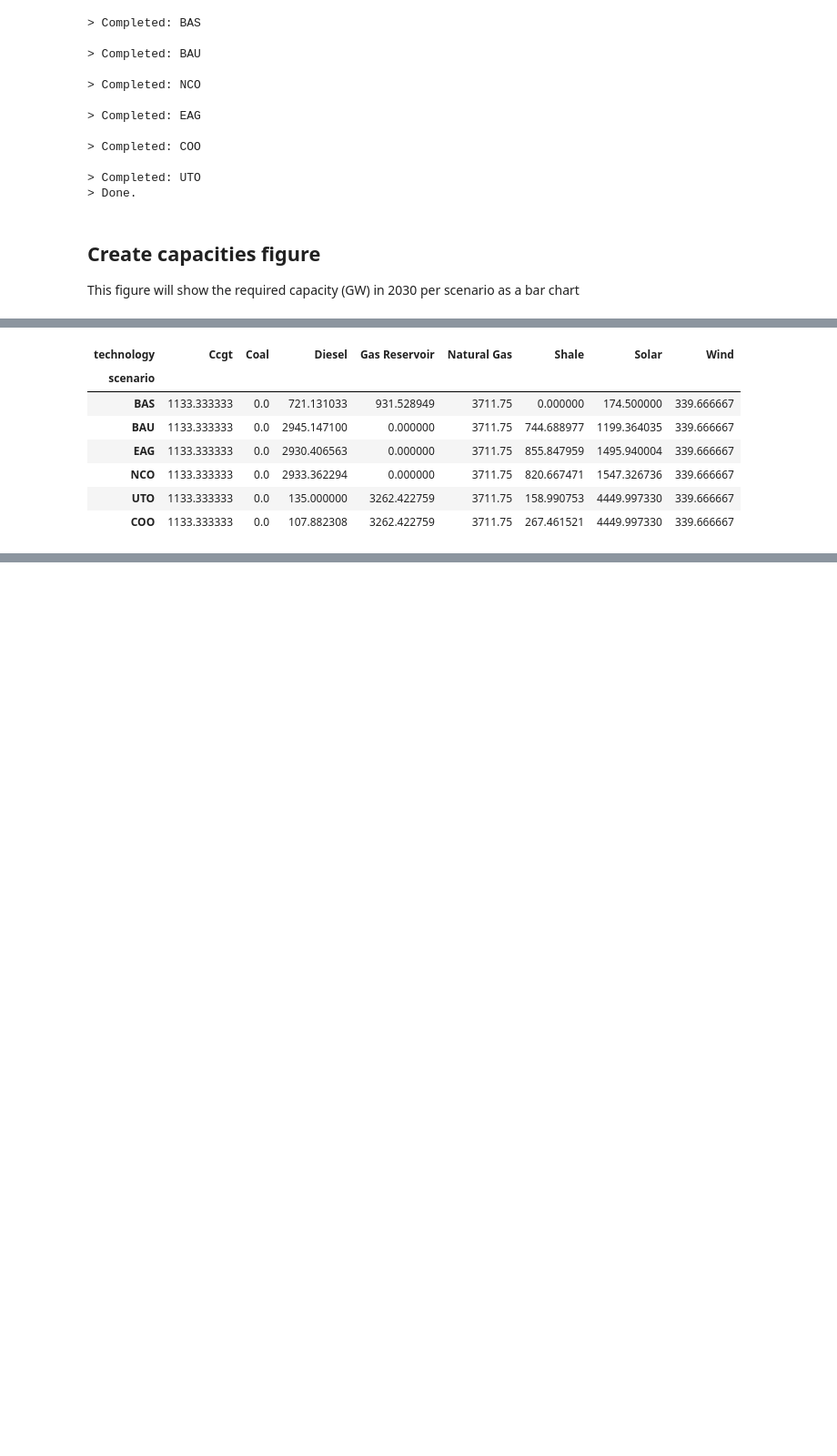
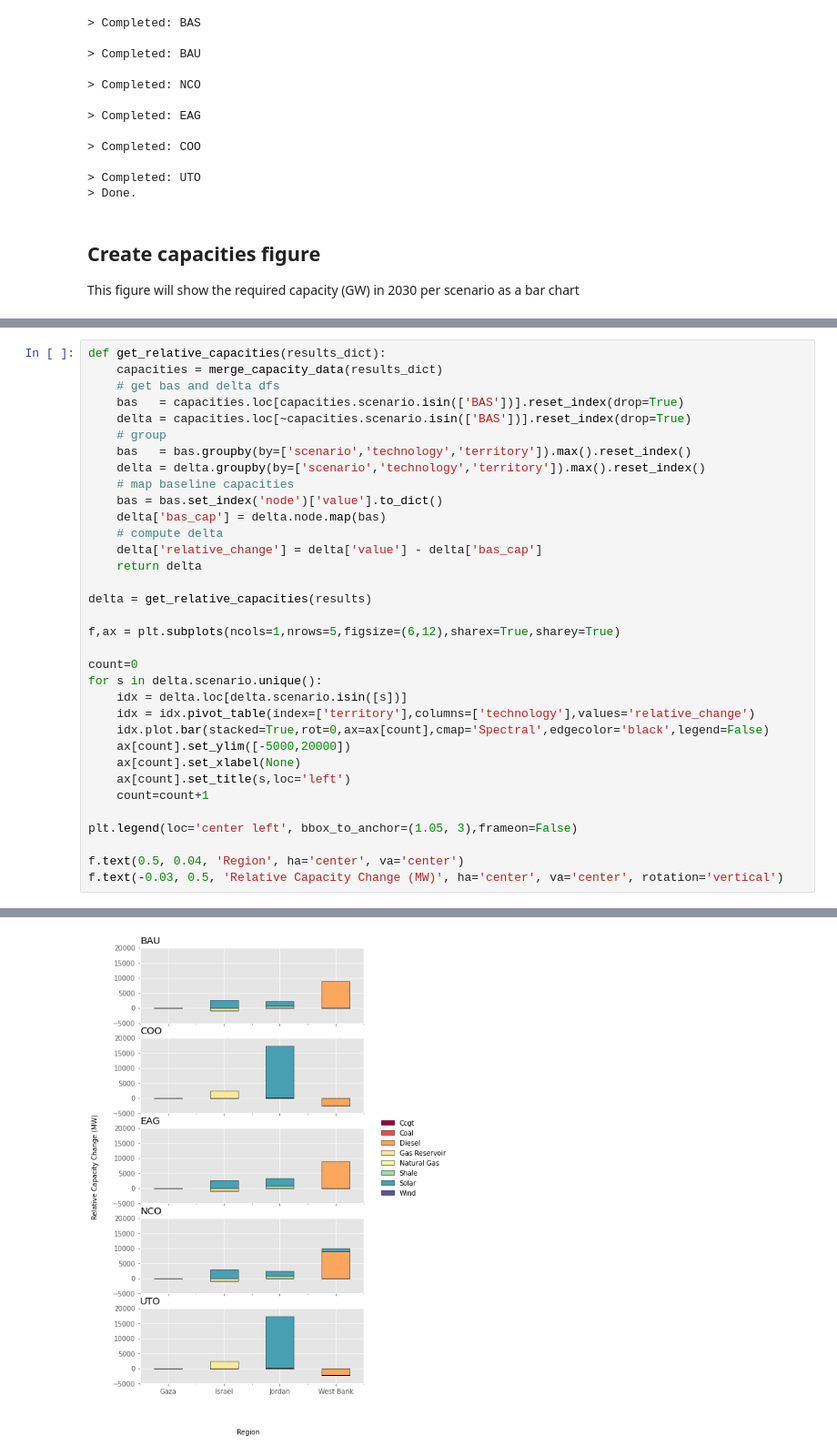
Before and after one commit to amanmajid/nextra, a Jupyter notebook: analysis/icae-results.ipynb, the cells around one changed output, grey strips where cells are left out. Shown at 91% size. Saved outputs shown, nothing was run; the diff lists cells and outputs as text; blank space fills up the shorter version.

Commit message:
Added capacity delta chart

```diff
--- a/analysis/icae-results.ipynb
+++ b/analysis/icae-results.ipynb
@@ -121,10 +123,35 @@ This figure shows the capacity change (GW) per scenario relative to BAS
 # %%
+def get_relative_capacities(results_dict):
+    capacities = merge_capacity_data(results_dict)
+    # get bas and delta dfs
+    bas   = capacities.loc[capacities.scenario.isin(['BAS'])].reset_index(drop=True)
+    delta = capacities.loc[~capacities.scenario.isin(['BAS'])].reset_index(drop=True)
+    # group
+    bas   = bas.groupby(by=['scenario','technology','territory']).max().reset_index()
+    delta = delta.groupby(by=['scenario','technology','territory']).max().reset_index()
+    # map baseline capacities
+    bas = bas.set_index('node')['value'].to_dict()
+    delta['bas_cap'] = delta.node.map(bas)
+    # compute delta
+    delta['relative_change'] = delta['value'] - delta['bas_cap']
+    return delta
+
+delta = get_relative_capacities(results)
+
+f,ax = plt.subplots(ncols=1,nrows=5,figsize=(6,12),sharex=True,sharey=True)
+
+count=0
+for s in delta.scenario.unique():
+    idx = delta.loc[delta.scenario.isin([s])]
+    idx = idx.pivot_table(index=['territory'],columns=['technology'],values='relative_change')
+    idx.plot.bar(stacked=True,rot=0,ax=ax[count],cmap='Spectral',edgecolor='black',legend=False)
+    ax[count].set_ylim([-5000,20000])
+    ax[count].set_xlabel(None)
+    ax[count].set_title(s,loc='left')
+    count=count+1
+
+plt.legend(loc='center left', bbox_to_anchor=(1.05, 3),frameon=False)
+
+f.text(0.5, 0.04, 'Region', ha='center', va='center')
+f.text(-0.03, 0.5, 'Relative Capacity Change (MW)', ha='center', va='center', rotation='vertical')
 # %% [output]
-| technology | Ccgt | Coal | Diesel | Gas Reservoir | Natural Gas | Shale | Solar | Wind |
-| scenario |  |  |  |  |  |  |  |  |
-| BAS | 1133.333333 | 0.0 | 721.131033 | 931.528949 | 3711.75 | 0.000000 | 174.500000 | 339.666667 |
-| BAU | 1133.333333 | 0.0 | 2945.147100 | 0.000000 | 3711.75 | 744.688977 | 1199.364035 | 339.666667 |
-| EAG | 1133.333333 | 0.0 | 2930.406563 | 0.000000 | 3711.75 | 855.847959 | 1495.940004 | 339.666667 |
-| NCO | 1133.333333 | 0.0 | 2933.362294 | 0.000000 | 3711.75 | 820.667471 | 1547.326736 | 339.666667 |
-| UTO | 1133.333333 | 0.0 | 135.000000 | 3262.422759 | 3711.75 | 158.990753 | 4449.997330 | 339.666667 |
-| COO | 1133.333333 | 0.0 | 107.882308 | 3262.422759 | 3711.75 | 267.461521 | 4449.997330 | 339.666667 |
@@ -130,0 +159 @@ This figure shows the capacity change (GW) per scenario relative to BAS
+[figure, added]
```
Also changed, not shown: parts of 7 cells of this notebook.
